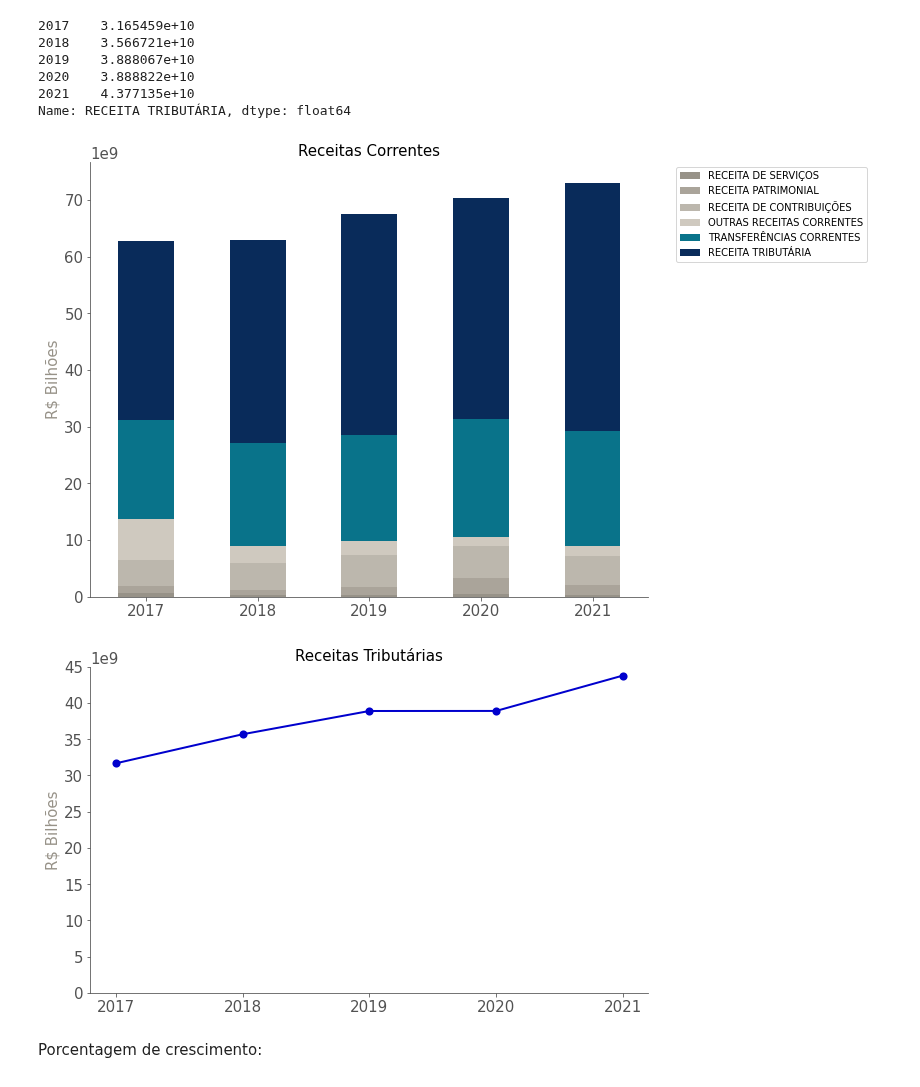
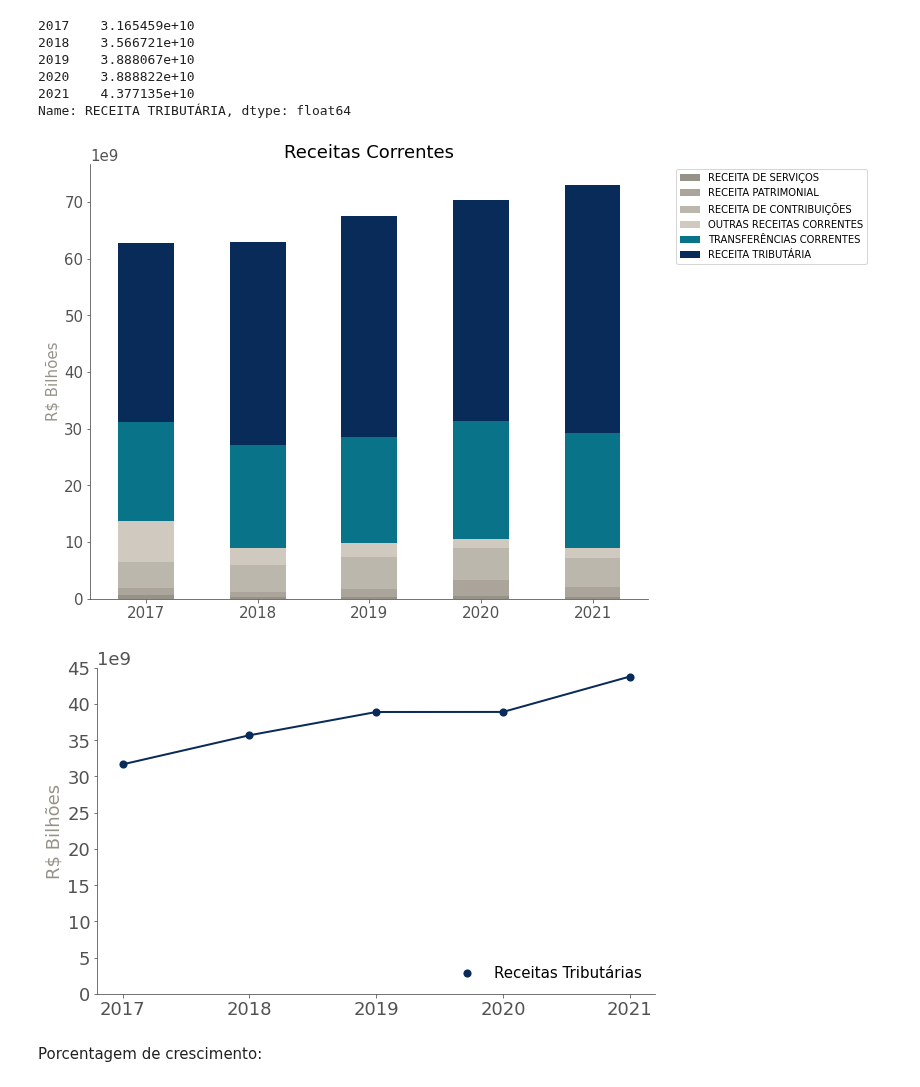
Before and after one commit to carolfazani/orcamento_sp, a Jupyter notebook: Preparando_os_dados.ipynb, the cells around one changed output. Cells and saved outputs as stored; diff of their text form; code cells hidden in the pictures.

```diff
--- a/Preparando_os_dados.ipynb
+++ b/Preparando_os_dados.ipynb
@@ -695,48 +684,47 @@ plt.xticks(rotation=360)
 plt.ticklabel_format(style='sci',axis='y',scilimits=(9,9))
 plt.ylabel('R$ Bilhões',  color='#979288')
 #plt.xlabel('Ano')
-plt.title('Receitas Correntes')
+plt.title('Receitas Correntes', fontsize=18)
 #plt.style.use('seaborn-talk')
 plt.savefig('corrente.png', transparent = True, bbox_inches='tight')
 # %% [output]
-[figure, old version]
+[figure, new version]
 # %%
 
 
 plt.figure(figsize=(10,6))
-plt.title('Receitas Tributárias')
 '''
 Plotando o gráfico escolhendo o estilo de linha com linestyle e a expessura da mesma com linewidth
 '''
-plt.plot(querycorrente['RECEITA TRIBUTÁRIA'], linestyle= '-', linewidth = 2, color = "mediumblue")
+plt.plot(querycorrente['RECEITA TRIBUTÁRIA'], linestyle= '-', linewidth = 2, color = '#092b5a')
 '''
 Escolhendo o valor inicial e final do eixo y
 '''
 plt.ylim(0e9, 45e9)
 
 #plt.grid()
 
 '''
 Colocando pontos e legendas nos valores
 '''
-plt.scatter(querycorrente['RECEITA TRIBUTÁRIA'].index, querycorrente['RECEITA TRIBUTÁRIA'], label = "Receitas Tributárias", color = "mediumblue", marker = ".", s =
+plt.scatter(querycorrente['RECEITA TRIBUTÁRIA'].index, querycorrente['RECEITA TRIBUTÁRIA'], label = "Receitas Tributárias", color = '#092b5a', marker = ".", s =
 150, linewidths=2)
-
+plt.legend(loc='lower right', frameon=False, fontsize=15)
 
 '''
 Rotulando os eixos y e x
 '''
 plt.ylabel('R$ Bilhões',  color='#979288')
 #plt.xlabel('Ano')
 
 '''
 Colocando os valores na notação cientifica de 10^9
 '''
 plt.ticklabel_format(style='sci',axis='y',scilimits=(9,9))
 
 plt.savefig('grafico5.png', transparent = True)
 # %% [output]
-[figure, old version]
+[figure, new version]
 # %% [markdown]
 Porcentagem de crescimento:
 # %%
```
Also changed, not shown: parts of 15 cells of this notebook.
